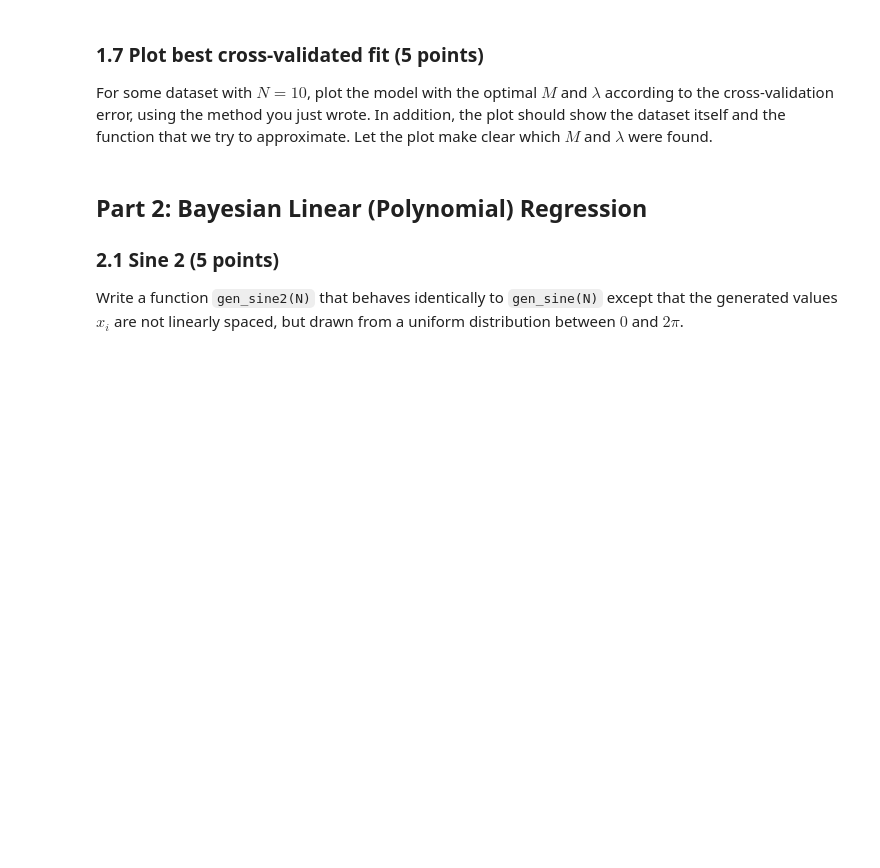
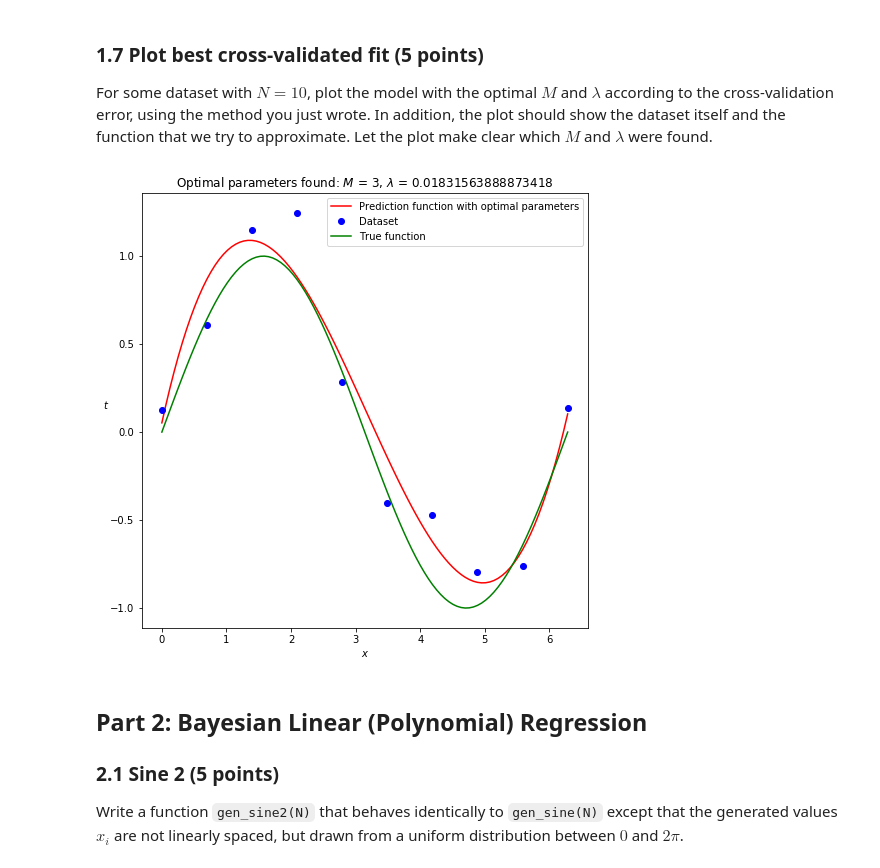
Before and after one commit to ML77777/ML1-18, a Jupyter notebook: Bobbie/lab1.ipynb, the cells around one changed output. Saved outputs shown, nothing was run; the diff lists cells and outputs as text; code cells hidden in the pictures; blank space fills up the shorter version.

```diff
--- a/Bobbie/lab1.ipynb
+++ b/Bobbie/lab1.ipynb
@@ -462,3 +412,27 @@ raise NotImplementedError()
+# %%
+np.random.seed(42)
+
+manyx = np.linspace(0, 2 * pi, num=100)
+true_siny = sin(manyx)
+
+
+sample, sample_target = gen_sine(10)
+M, lam = find_best_m_and_lamb(sample, sample_target)
+
+w_ml_opt_m, Phi_opt_m = fit_polynomial_reg(sample, sample_target, M, lam)
+predict_opt_m = predict(manyx, w_ml_opt_m, M)
+
+plt.figure(1, figsize=(8,8))
+plt.plot(manyx, predict_opt_m, 'r', label='Prediction function with optimal parameters')
+plt.plot(sample, sample_target, 'bo', label='Dataset')
+plt.plot(manyx, true_siny, 'g', label='True function')
+plt.title("Optimal parameters found: $M$ = " + str(M) + ", $\lambda$ = " + str(lam))
+plt.xlabel("$x$")
+plt.ylabel("$t$").set_rotation(0)
+plt.legend()
+plt.show()
+# %% [output]
+[figure, added]
 # %% [markdown]
 ## Part 2: Bayesian Linear (Polynomial) Regression
 
```
Also changed, not shown: parts of 19 cells of this notebook.
